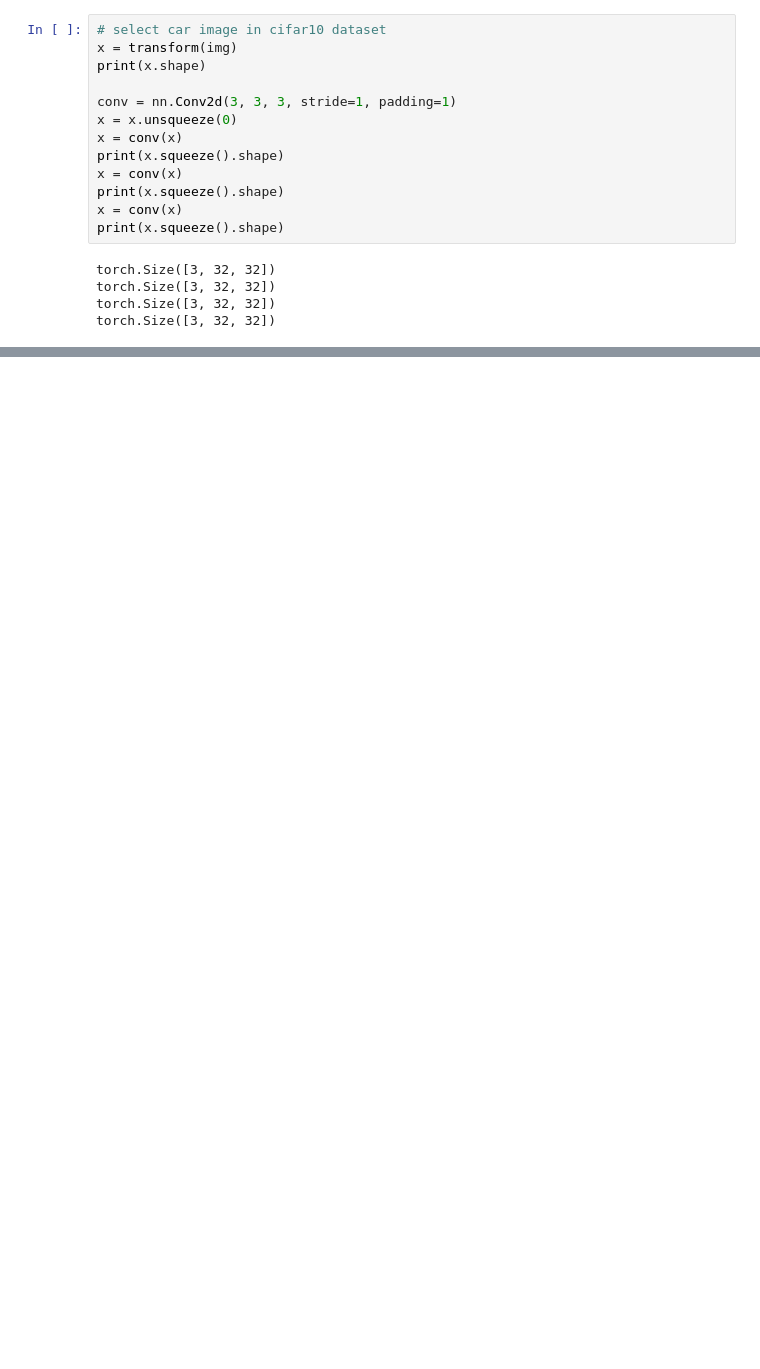
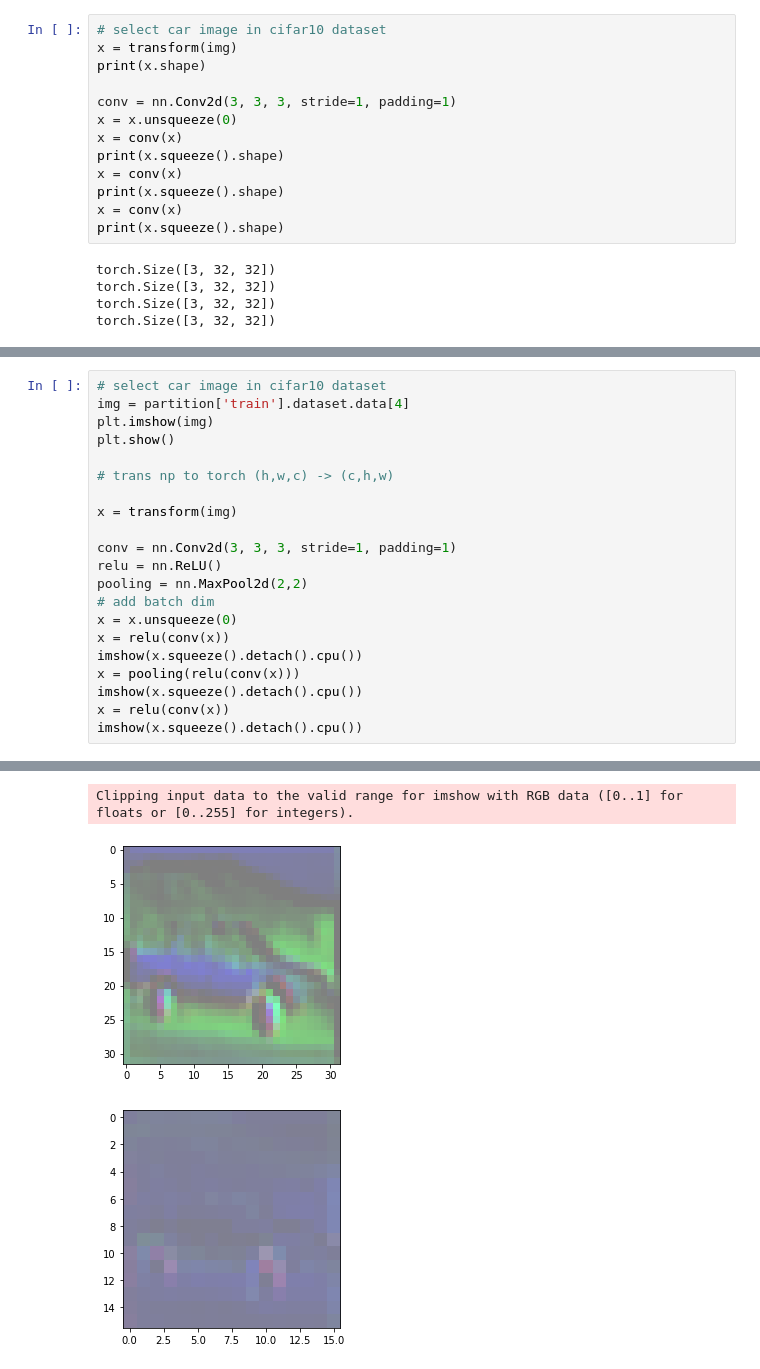
Before and after one commit to karaopea/cnn, a Jupyter notebook: dl4cv.ipynb, the cells around one changed output, grey strips where cells are left out. Drawn from its saved outputs; the diff is of its cells as text; blank space fills up the shorter version.

```diff
--- a/dl4cv.ipynb
+++ b/dl4cv.ipynb
@@ -696,0 +906,22 @@ torch.Size([3, 32, 32])
+# %%
+# select car image in cifar10 dataset
+img = partition['train'].dataset.data[4]
+plt.imshow(img)
+plt.show()
+
+# trans np to torch (h,w,c) -> (c,h,w)
+
+x = transform(img)
+
+conv = nn.Conv2d(3, 3, 3, stride=1, padding=1)
+relu = nn.ReLU()
+pooling = nn.MaxPool2d(2,2)
+# add batch dim
+x = x.unsqueeze(0)
+x = relu(conv(x))
+imshow(x.squeeze().detach().cpu())
+x = pooling(relu(conv(x)))
+imshow(x.squeeze().detach().cpu())
+x = relu(conv(x))
+imshow(x.squeeze().detach().cpu())
+# %% [output]
@@ -696,0 +929,3 @@ torch.Size([3, 32, 32])
+Clipping input data to the valid range for imshow with RGB data ([0..1] for floats or [0..255] for integers).
+[figure, added]
+[figure, added]
```
Also changed, not shown: parts of 12 cells of this notebook.
